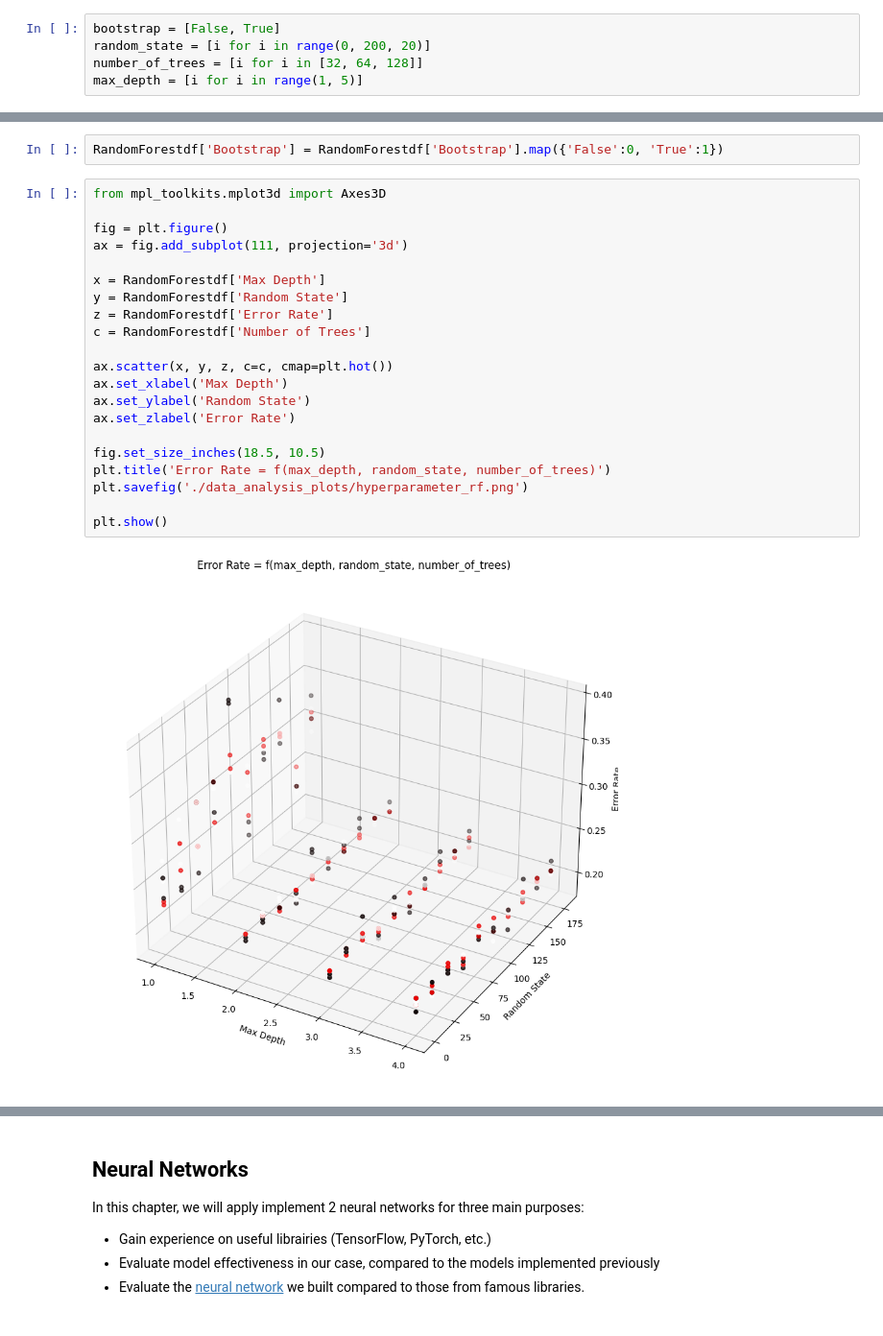
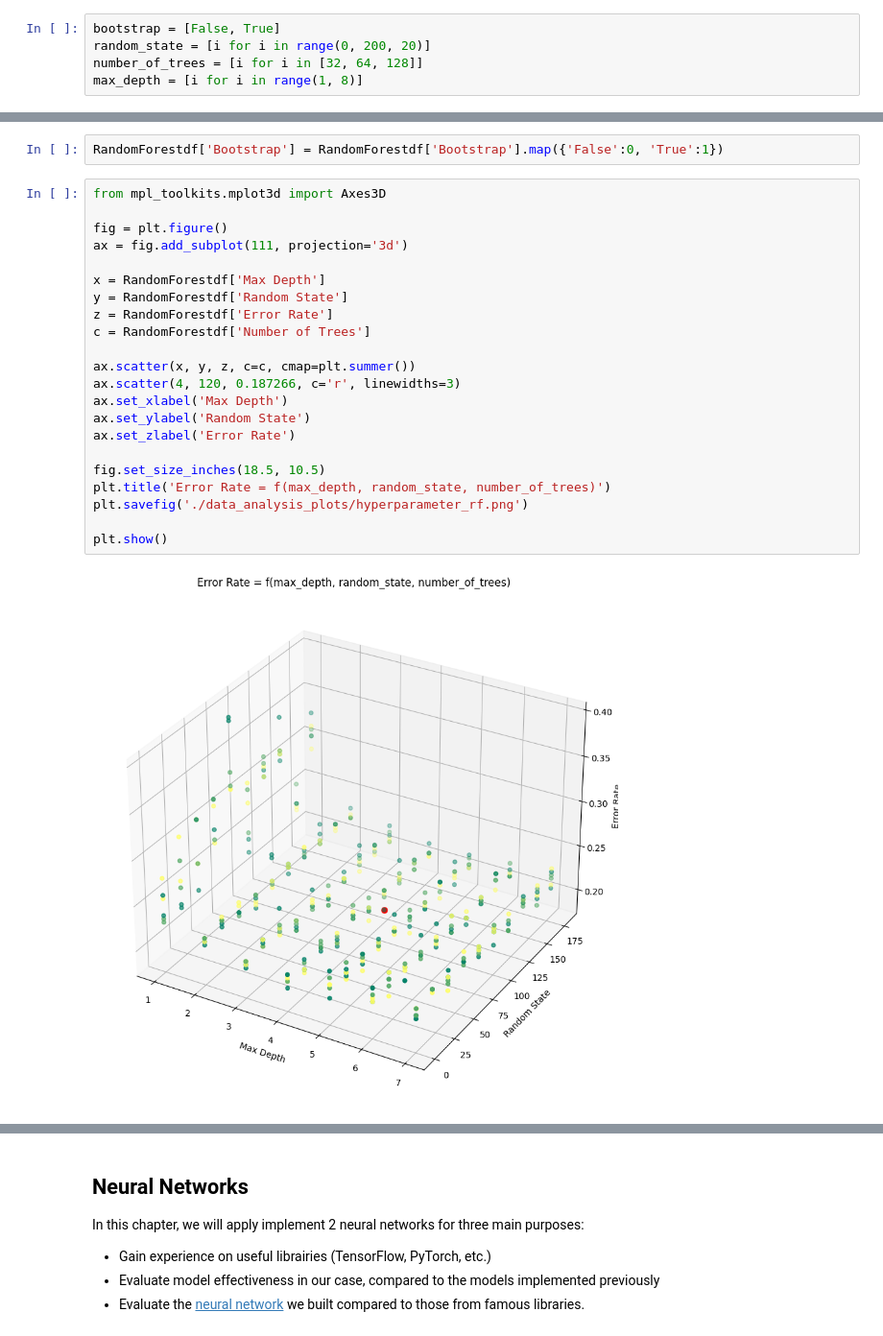
Before and after one commit to Gdeterline/Titanic_Survival_Prediction, a Jupyter notebook: main.ipynb, the cells around one changed output, grey strips where cells are left out. Shown at 96% size. Drawn from its saved outputs; the diff is of its cells as text.

```diff
--- a/main.ipynb
+++ b/main.ipynb
@@ -796,7 +796,7 @@ from plotly.graph_objs import *
 bootstrap = [False, True]
 random_state = [i for i in range(0, 200, 20)]
 number_of_trees = [i for i in [32, 64, 128]]
-max_depth = [i for i in range(1, 5)]
+max_depth = [i for i in range(1, 8)]
 # %%
 rf_error_rate = []
 
@@ -823,23 +823,24 @@ RandomForestdf['Bootstrap'] = RandomForestdf['Bootstrap'].map({'False':0, 'True'
 # %%
 from mpl_toolkits.mplot3d import Axes3D
 
 fig = plt.figure()
 ax = fig.add_subplot(111, projection='3d')
 
 x = RandomForestdf['Max Depth']
 y = RandomForestdf['Random State']
 z = RandomForestdf['Error Rate']
 c = RandomForestdf['Number of Trees']
 
-ax.scatter(x, y, z, c=c, cmap=plt.hot())
+ax.scatter(x, y, z, c=c, cmap=plt.summer())
+ax.scatter(4, 120, 0.187266, c='r', linewidths=3)
 ax.set_xlabel('Max Depth')
 ax.set_ylabel('Random State')
 ax.set_zlabel('Error Rate')
 
 fig.set_size_inches(18.5, 10.5)
 plt.title('Error Rate = f(max_depth, random_state, number_of_trees)')
 plt.savefig('./data_analysis_plots/hyperparameter_rf.png')
 
 plt.show()
 # %% [output]
-[figure, old version]
+[figure, new version]
```
Also changed, not shown: parts of 9 cells of this notebook, 5 other files.
